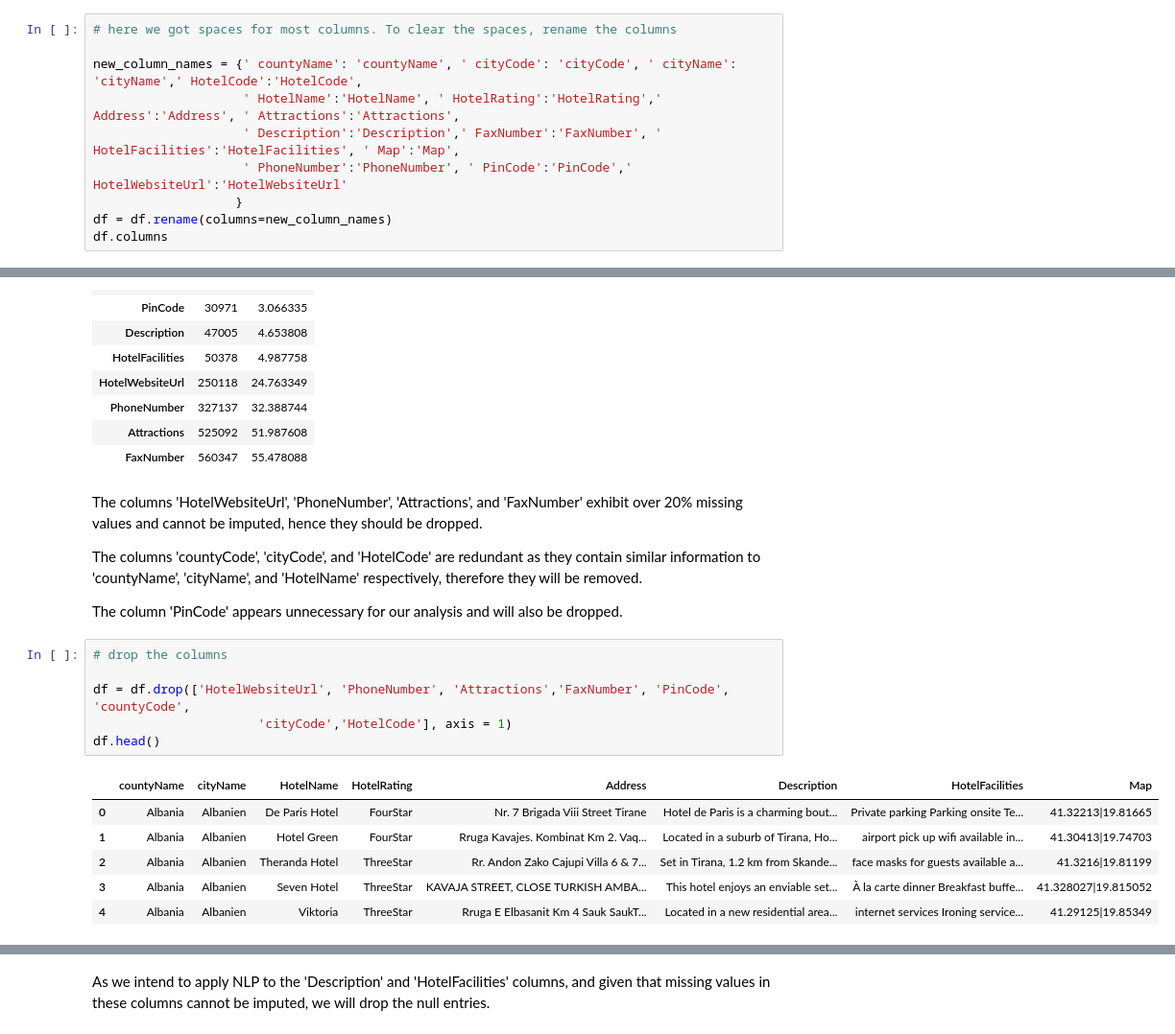
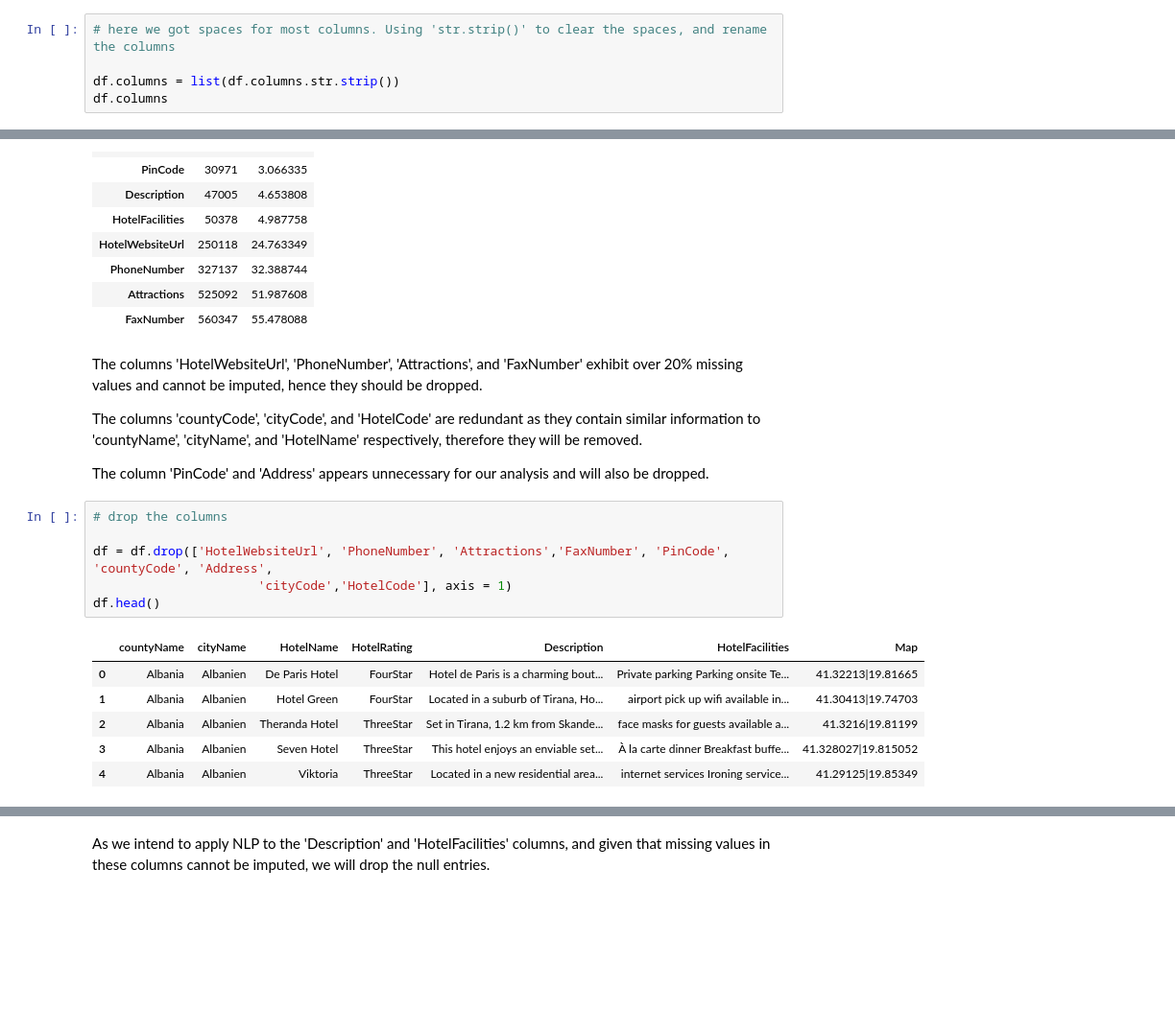
Before and after one commit to yl0107/Capstone_three, a Jupyter notebook: Capstone Three - Data wrangling and EDA.ipynb, the cells around one changed output, grey strips where cells are left out. Shown at 96% size. Cells and saved outputs as stored; diff of their text form; blank space fills up the shorter version.

```diff
--- a/Capstone Three - Data wrangling and EDA.ipynb
+++ b/Capstone Three - Data wrangling and EDA.ipynb
@@ -52,14 +52,9 @@ Index(['countyCode', ' countyName', ' cityCode', ' cityName', ' HotelCode',
        ' PhoneNumber', ' PinCode', ' HotelWebsiteUrl'],
       dtype='object')
 # %%
-# here we got spaces for most columns. To clear the spaces, rename the columns
+# here we got spaces for most columns. Using 'str.strip()' to clear the spaces, and rename the columns
 
-new_column_names = {' countyName': 'countyName', ' cityCode': 'cityCode', ' cityName': 'cityName',' HotelCode':'HotelCode',
-                    ' HotelName':'HotelName', ' HotelRating':'HotelRating',' Address':'Address', ' Attractions':'Attractions',
-                    ' Description':'Description',' FaxNumber':'FaxNumber', ' HotelFacilities':'HotelFacilities', ' Map':'Map',
-                    ' PhoneNumber':'PhoneNumber', ' PinCode':'PinCode',' HotelWebsiteUrl':'HotelWebsiteUrl'
-                   }
-df = df.rename(columns=new_column_names)
+df.columns = list(df.columns.str.strip())
 df.columns
 # %% [output]
 Index(['countyCode', 'countyName', 'cityCode', 'cityName', 'HotelCode',
@@ -122,20 +117,20 @@ The columns 'HotelWebsiteUrl', 'PhoneNumber', 'Attractions', and 'FaxNumber' exh
 
 The columns 'countyCode', 'cityCode', and 'HotelCode' are redundant as they contain similar information to 'countyName', 'cityName', and 'HotelName' respectively, therefore they will be removed.
 
-The column 'PinCode' appears unnecessary for our analysis and will also be dropped.
+The column 'PinCode' and 'Address' appears unnecessary for our analysis and will also be dropped.
 # %%
 # drop the columns
 
-df = df.drop(['HotelWebsiteUrl', 'PhoneNumber', 'Attractions','FaxNumber', 'PinCode', 'countyCode',
+df = df.drop(['HotelWebsiteUrl', 'PhoneNumber', 'Attractions','FaxNumber', 'PinCode', 'countyCode', 'Address',
                       'cityCode','HotelCode'], axis = 1)
 df.head()
 # %% [output]
-|  | countyName | cityName | HotelName | HotelRating | Address | Description | HotelFacilities | Map |
-| 0 | Albania | Albanien | De Paris Hotel | FourStar | Nr. 7 Brigada Viii Street Tirane | Hotel de Paris is a charming bout... | Private parking Parking onsite Te... | 41.32213|19.81665 |
-| 1 | Albania | Albanien | Hotel Green | FourStar | Rruga Kavajes. Kombinat Km 2. Vaq... | Located in a suburb of Tirana, Ho... | airport pick up wifi available in... | 41.30413|19.74703 |
-| 2 | Albania | Albanien | Theranda Hotel | ThreeStar | Rr. Andon Zako Cajupi Villa 6 & 7... | Set in Tirana, 1.2 km from Skande... | face masks for guests available a... | 41.3216|19.81199 |
-| 3 | Albania | Albanien | Seven Hotel | ThreeStar | KAVAJA STREET, CLOSE TURKISH AMBA... | This hotel enjoys an enviable set... | À la carte dinner Breakfast buffe... | 41.328027|19.815052 |
-| 4 | Albania | Albanien | Viktoria | ThreeStar | Rruga E Elbasanit Km 4 Sauk SaukT... | Located in a new residential area... | internet services Ironing service... | 41.29125|19.85349 |
+|  | countyName | cityName | HotelName | HotelRating | Description | HotelFacilities | Map |
+| 0 | Albania | Albanien | De Paris Hotel | FourStar | Hotel de Paris is a charming bout... | Private parking Parking onsite Te... | 41.32213|19.81665 |
+| 1 | Albania | Albanien | Hotel Green | FourStar | Located in a suburb of Tirana, Ho... | airport pick up wifi available in... | 41.30413|19.74703 |
+| 2 | Albania | Albanien | Theranda Hotel | ThreeStar | Set in Tirana, 1.2 km from Skande... | face masks for guests available a... | 41.3216|19.81199 |
+| 3 | Albania | Albanien | Seven Hotel | ThreeStar | This hotel enjoys an enviable set... | À la carte dinner Breakfast buffe... | 41.328027|19.815052 |
+| 4 | Albania | Albanien | Viktoria | ThreeStar | Located in a new residential area... | internet services Ironing service... | 41.29125|19.85349 |
 # %%
 # check the missing value again
 
```
Also changed, not shown: parts of 16 cells of this notebook.
